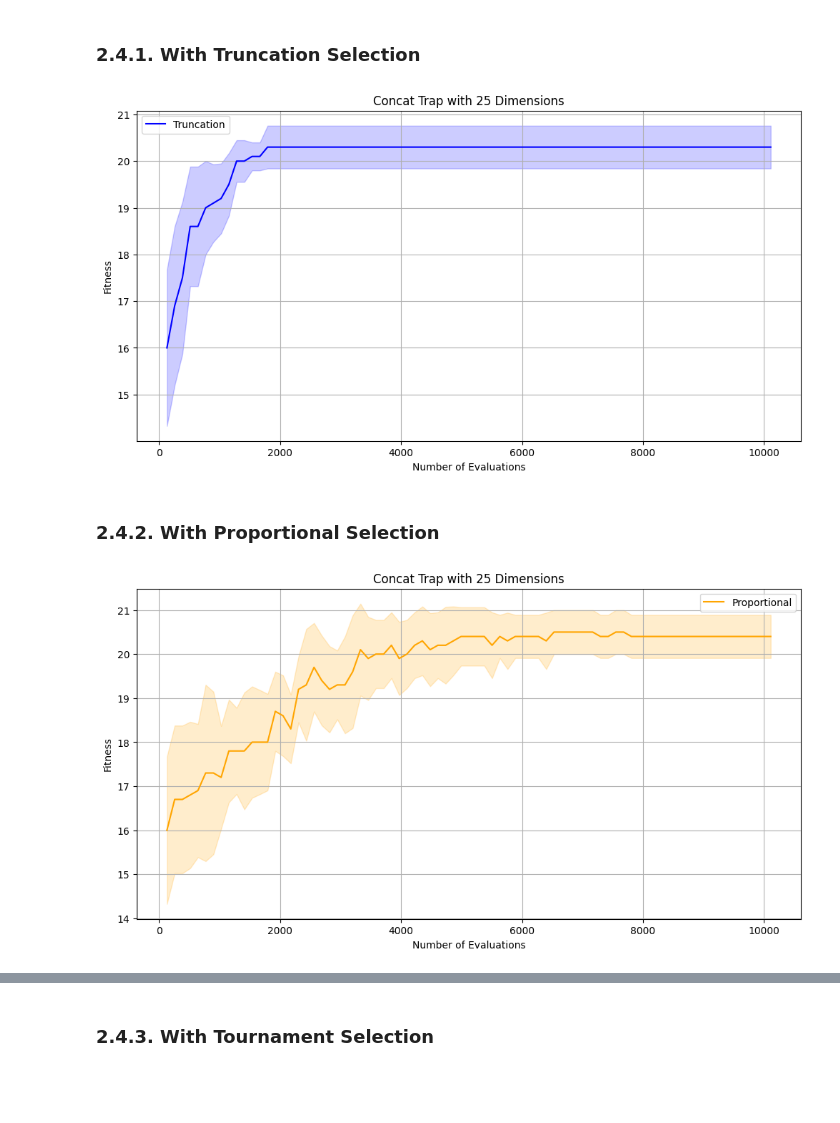
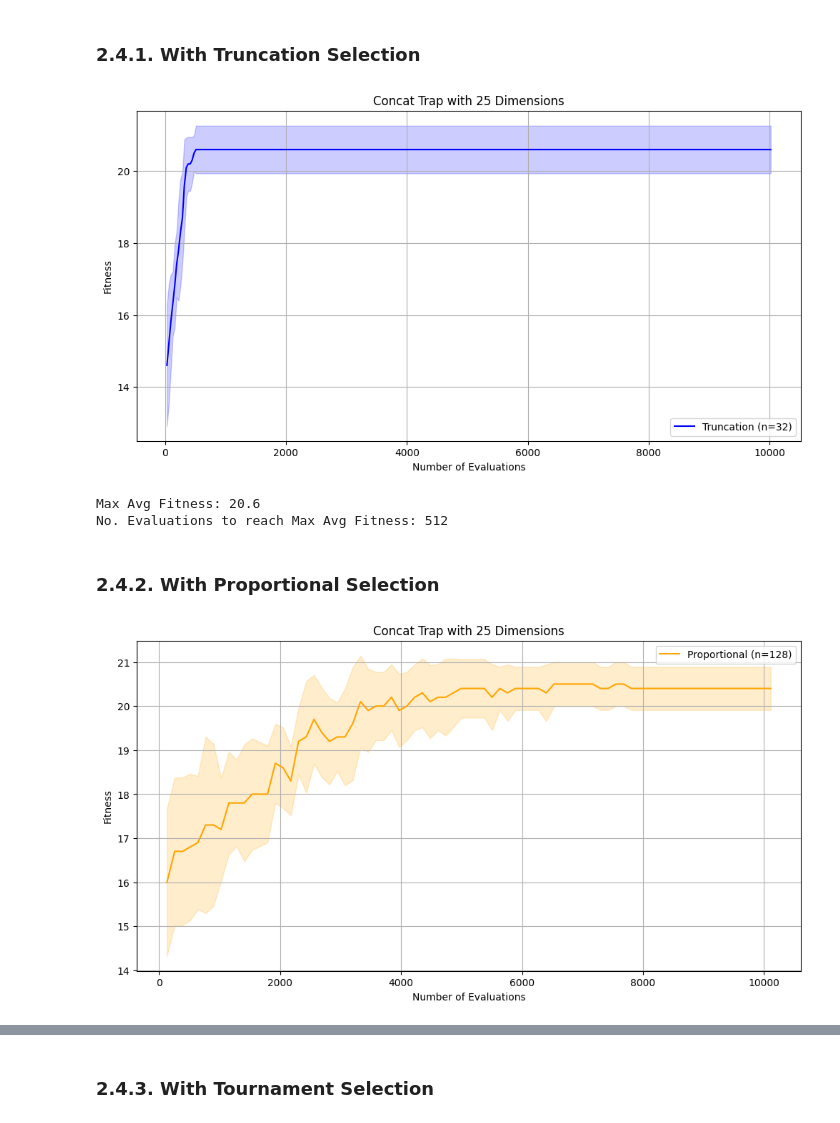
Before and after one commit to weecici/uit-archive, a Jupyter notebook: cs410/lab1/problem.ipynb, the cells around one changed output, grey strips where cells are left out. Saved outputs shown, nothing was run; the diff lists cells and outputs as text; code cells hidden in the pictures; blank space fills up the shorter version.

```diff
--- a/cs410/lab1/problem.ipynb
+++ b/cs410/lab1/problem.ipynb
@@ -254,7 +240,12 @@ def run_and_plot(
     err = np.std(fits, axis=0)
 
     plt.figure(figsize=(12, 6))
-    plt.plot(evals, avg, label=selection_method_name.capitalize(), color=color)
+    plt.plot(
+        evals,
+        avg,
+        label=selection_method_name.capitalize() + f" (n={num_individuals})",
+        color=color,
+    )
     plt.fill_between(evals, avg - err, avg + err, alpha=0.2, color=color)
     plt.xlabel("Number of Evaluations")
     plt.ylabel("Fitness")
@@ -432,20 +530,31 @@ num_parameters = 25
 # %% [markdown]
 ### 2.4.1. With Truncation Selection
 # %%
-evals, truncation_avg, truncation_err = run_and_plot(
-    num_individuals,
+truncation_num_individuals = 32
+truncation_evals, truncation_avg, truncation_err = run_and_plot(
+    truncation_num_individuals,
     num_parameters,
     "concat_trap",
     "truncation",
     MAX_EVALUATIONS,
 )
 # %% [output]
-[figure, old version]
+[figure, new version]
+# %%
+print("Max Avg Fitness:", np.max(truncation_avg))
+print(
+    "No. Evaluations to reach Max Avg Fitness:",
+    truncation_evals[np.where(truncation_avg == np.max(truncation_avg))[0][0]],
+)
+# %% [output]
+Max Avg Fitness: 20.6
+No. Evaluations to reach Max Avg Fitness: 512
 # %% [markdown]
 ### 2.4.2. With Proportional Selection
 # %%
-_, proportional_avg, proportional_err = run_and_plot(
-    num_individuals,
+proportional_num_individuals = 128
+proportional_evals, proportional_avg, proportional_err = run_and_plot(
+    proportional_num_individuals,
     num_parameters,
     "concat_trap",
     "proportional",
@@ -453,4 +562,4 @@ _, proportional_avg, proportional_err = run_and_plot(
     "orange",
 )
 # %% [output]
-[figure, old version]
+[figure, new version]
```
Also changed, not shown: parts of 38 cells of this notebook.
